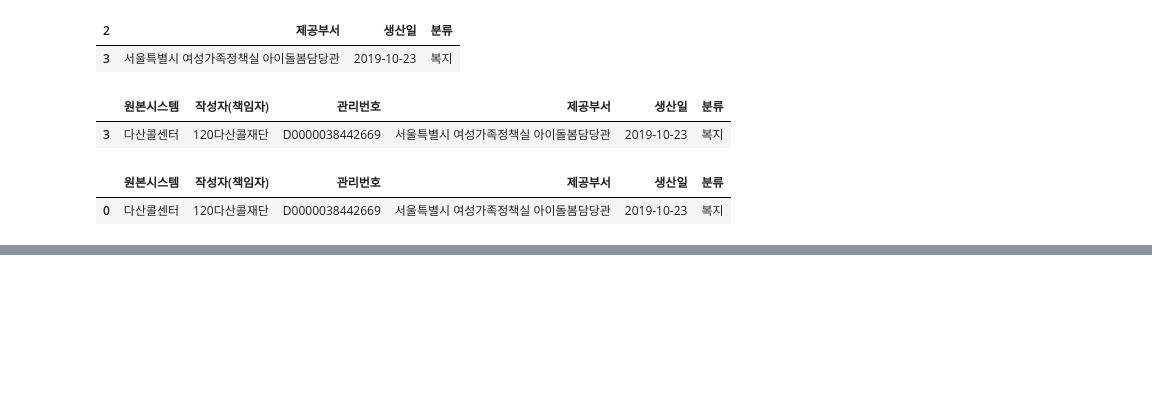
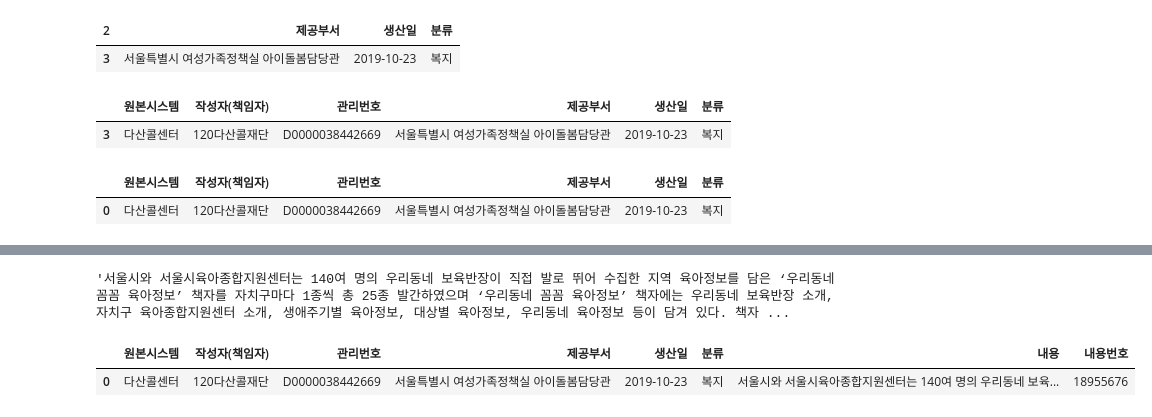
Before and after one commit to SongJuntae/AIS8, a Jupyter notebook: Hello.ipynb, the cells around one changed output, grey strips where cells are left out. Saved outputs shown, nothing was run; the diff lists cells and outputs as text; code cells hidden in the pictures; blank space fills up the shorter version.

```diff
--- a/Hello.ipynb
+++ b/Hello.ipynb
@@ -171,0 +178,4 @@ get_desc(reponse)
+# %%
+df = pd.read_csv('./data/seoul-120/seoul-120-list.csv')
+df = df[-10:].reset_index(drop=True)
+df
@@ -171,0 +219,46 @@ get_desc(reponse)
+# %%
+html.find('div', {'class' : 'line-all'}).text.strip()
+# %% [output]
+'서울시와 서울시육아종합지원센터는 140여 명의 우리동네 보육반장이 직접 발로 뛰어 수집한 지역 육아정보를 담은 ‘우리동네 꼼꼼 육아정보’ 책자를 자치구마다 1종씩 총 25종 발간하였으며 ‘우리동네 꼼꼼 육아정보’ 책자에는 우리동네 보육반장 소개, 자치구 육아종합지원센터 소개, 생애주기별 육아정보, 대상별 육아정보, 우리동네 육아정보 등이 담겨 있다. 책자 ...
+# %%
+from urllib.error import HTTPError
+import time
+import requests
+import numpy as np
+import pandas as pd
+from bs4 import BeautifulSoup as bs
+
+def error_handle(func):
+    try:
+        return func
+    except HTTPError as errh :
+        try:
+            time.sleep(2)
+            return func
+        except:
+            print(f'http error : {errh}')
+
+def get_desc(response):
+    df_desc = pd.read_html(reponse.text)[1]
+    tb01 = df_desc[[0,1]].set_index(0).T.reset_index(drop=True)
+    tb02 = df_desc[[2,3]].set_index(2).T.reset_index(drop=True)
+    df_tb = pd.concat([tb01,tb02],axis=1,ignore_index=False)
+    return df_tb
+
+@error_handle
+def get_view_page(view_no):
+    base_url = f'https://opengov.seoul.go.kr/civilappeal/{view_no}'
+    reponse = requests.get(base_url)
+    desc = get_desc(reponse)
+    html = bs(reponse.text)
+    text = html.find('div', {'class' : 'line-all'}).text.strip()
+    desc['내용'] = text
+    desc['내용번호'] = view_no
+    time.sleep(0.01)
+    return desc
+# %%
+view_no = df['내용번호'][0]
+get_view_page(view_no)
+# %% [output]
+|  | 원본시스템 | 작성자(책임자) | 관리번호 | 제공부서 | 생산일 | 분류 | 내용 | 내용번호 |
+| 0 | 다산콜센터 | 120다산콜재단 | D0000038442669 | 서울특별시 여성가족정책실 아이돌봄담당관 | 2019-10-23 | 복지 | 서울시와 서울시육아종합지원센터는 140여 명의 우리동네 보육... | 18955676 |
```
Also changed, not shown: parts of 4 cells of this notebook, 2 other files.
